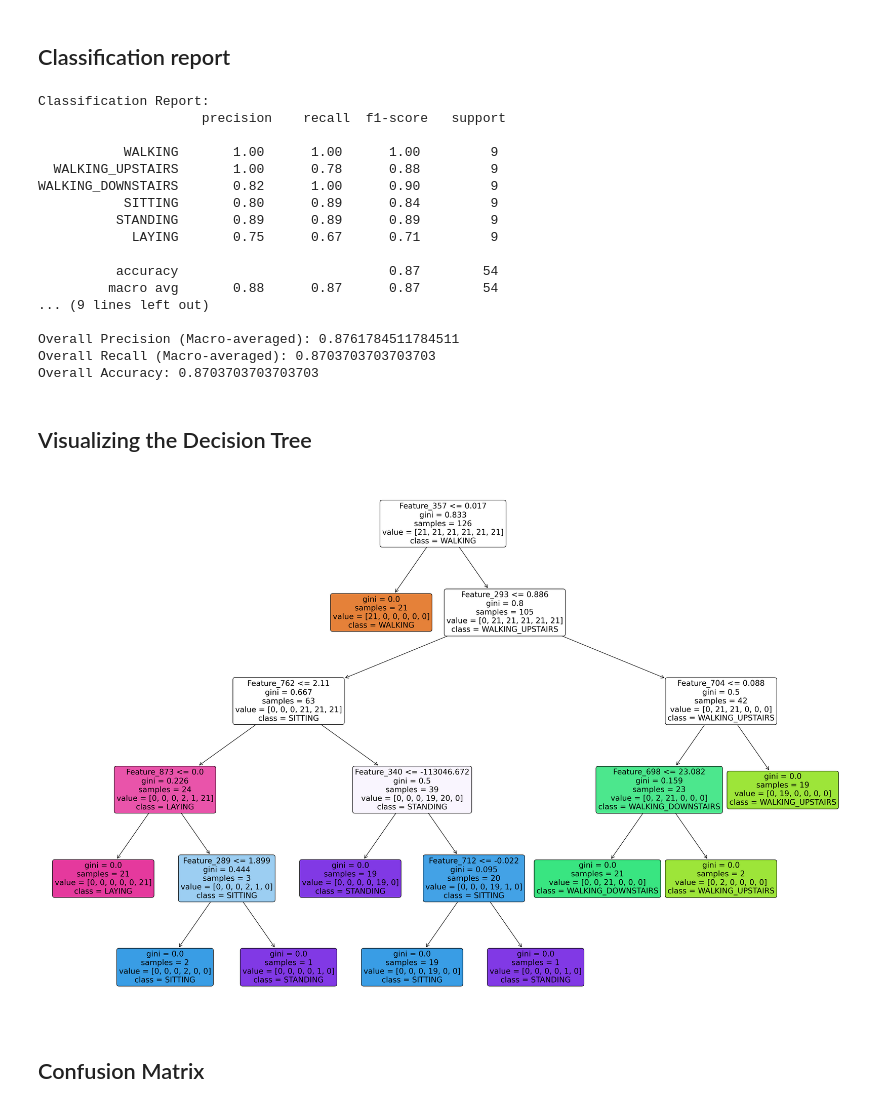
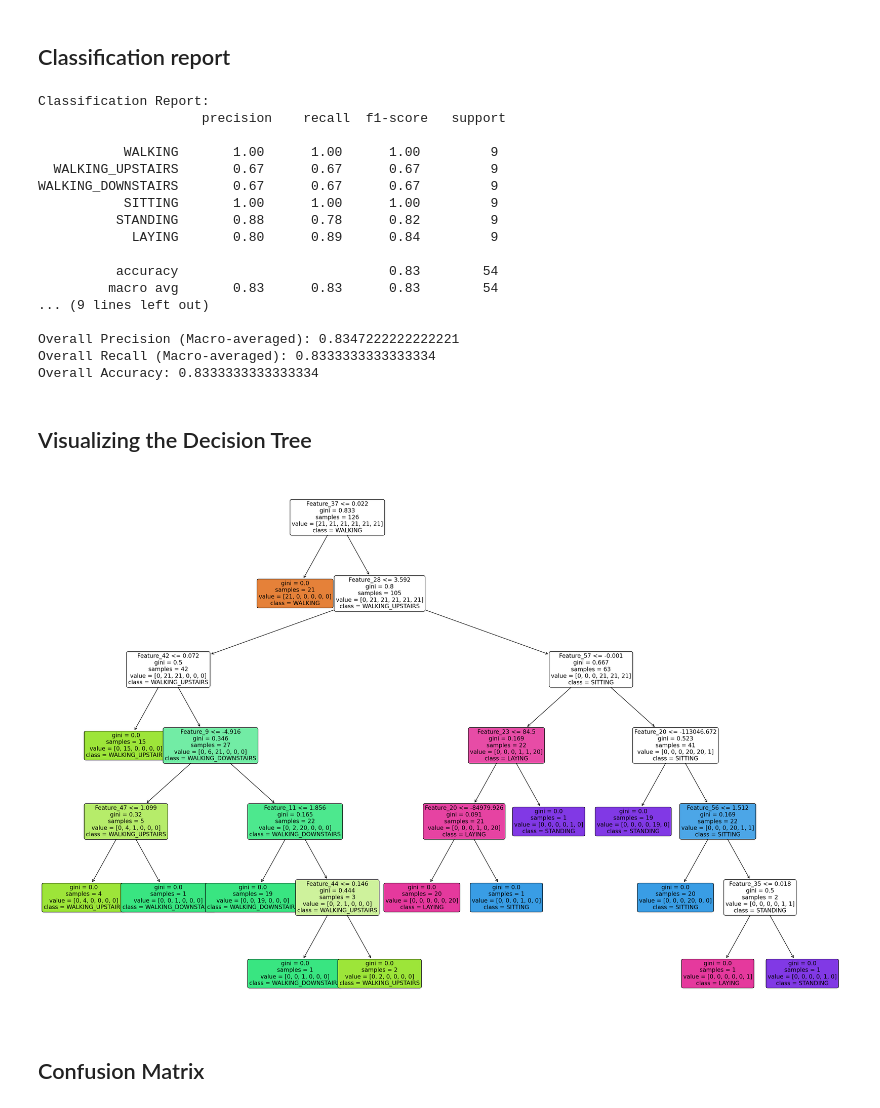
Before and after one commit to Karan-Gandhi/ES335-Assignment-1, a Jupyter notebook: task-2.ipynb, the cells around one changed output. Cells and saved outputs as stored; diff of their text form; code cells hidden in the pictures.

Commit message:
Used filtered TSFEL features in decision tree

```diff
--- a/task-2.ipynb
+++ b/task-2.ipynb
@@ -202,7 +202,7 @@ def load_tsfel_dataset(base_dir, dataset_type):
     return data, labels_encoded
 
 # Define the base directory path
-base_dir = r'Datasets/TSFEL_3axes_allfeatures'  # Update this with the actual path if different
+base_dir = 'Datasets/TSFEL_3axes_filteredfeatures'  # Update this with the actual path if different
 
 # Load Train and Test datasets
 X_train, y_train = load_tsfel_dataset(base_dir, 'Train')
@@ -269,36 +269,36 @@ Classification Report:
                      precision    recall  f1-score   support
 
            WALKING       1.00      1.00      1.00         9
-  WALKING_UPSTAIRS       1.00      0.78      0.88         9
-WALKING_DOWNSTAIRS       0.82      1.00      0.90         9
-           SITTING       0.80      0.89      0.84         9
-          STANDING       0.89      0.89      0.89         9
-            LAYING       0.75      0.67      0.71         9
+  WALKING_UPSTAIRS       0.67      0.67      0.67         9
+WALKING_DOWNSTAIRS       0.67      0.67      0.67         9
+           SITTING       1.00      1.00      1.00         9
+          STANDING       0.88      0.78      0.82         9
+            LAYING       0.80      0.89      0.84         9
 
-          accuracy                           0.87        54
-         macro avg       0.88      0.87      0.87        54
+          accuracy                           0.83        54
+         macro avg       0.83      0.83      0.83        54
 ... (9 lines left out)
 
-Overall Precision (Macro-averaged): 0.8761784511784511
-Overall Recall (Macro-averaged): 0.8703703703703703
-Overall Accuracy: 0.8703703703703703
+Overall Precision (Macro-averaged): 0.8347222222222221
+Overall Recall (Macro-averaged): 0.8333333333333334
+Overall Accuracy: 0.8333333333333334
 # %% [markdown]
 ## Visualizing the Decision Tree
 # %%
 import matplotlib.pyplot as plt
 from sklearn.tree import plot_tree
 
 plt.figure(figsize=(30, 20))
 plot_tree(clf,
           filled=True,
           rounded=True,
           feature_names=[f'Feature_{i}' for i in range(X_train_flat.shape[1])],
           class_names=[classes[i] for i in sorted(classes.keys())],
-          fontsize=16)
+          fontsize=12)
 
 plt.show()
 # %% [output]
-[figure, old version]
+[figure, new version]
 # %% [markdown]
 ## Confusion Matrix
 # %%
```
Also changed, not shown: parts of 5 cells of this notebook.
